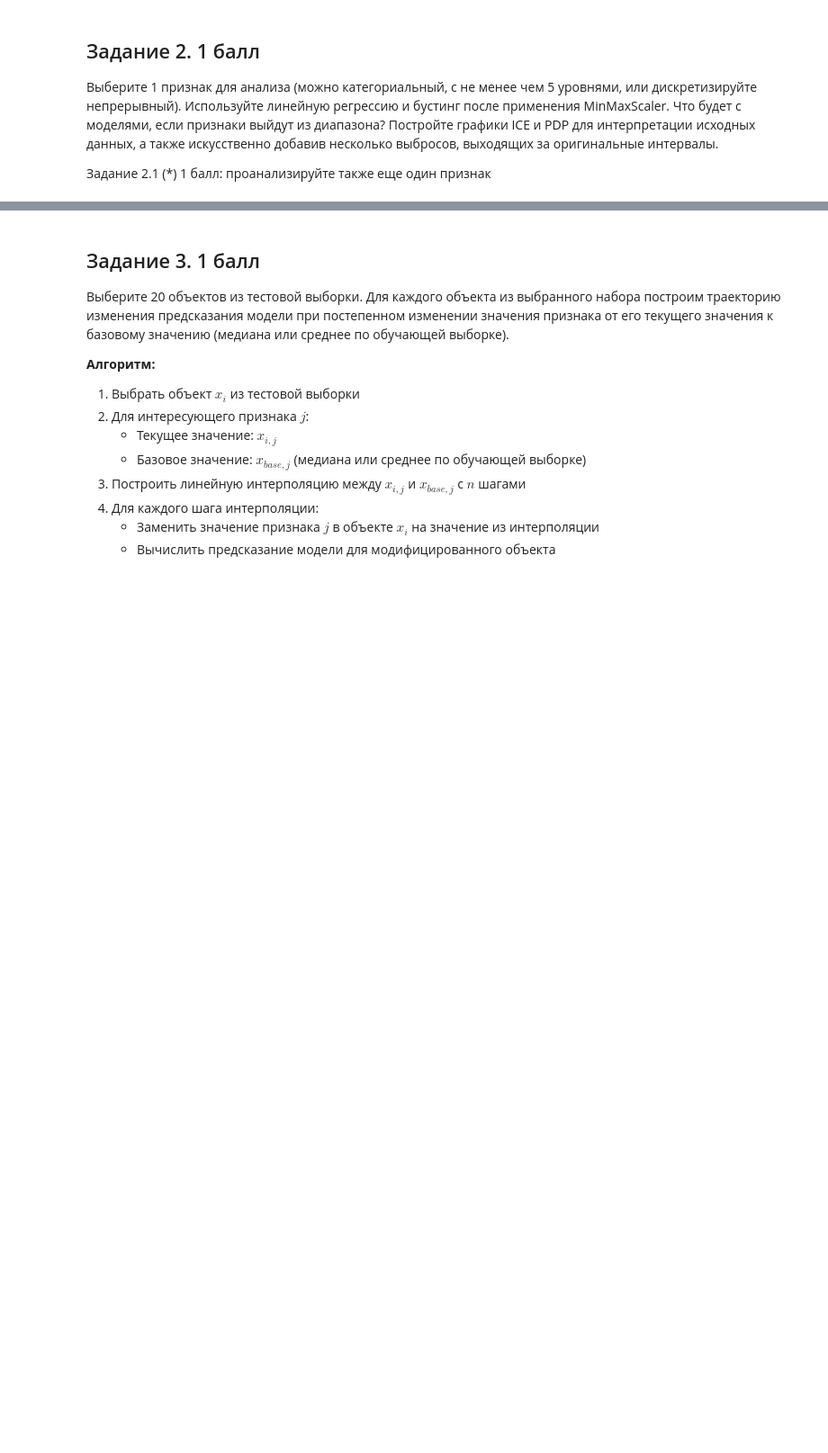
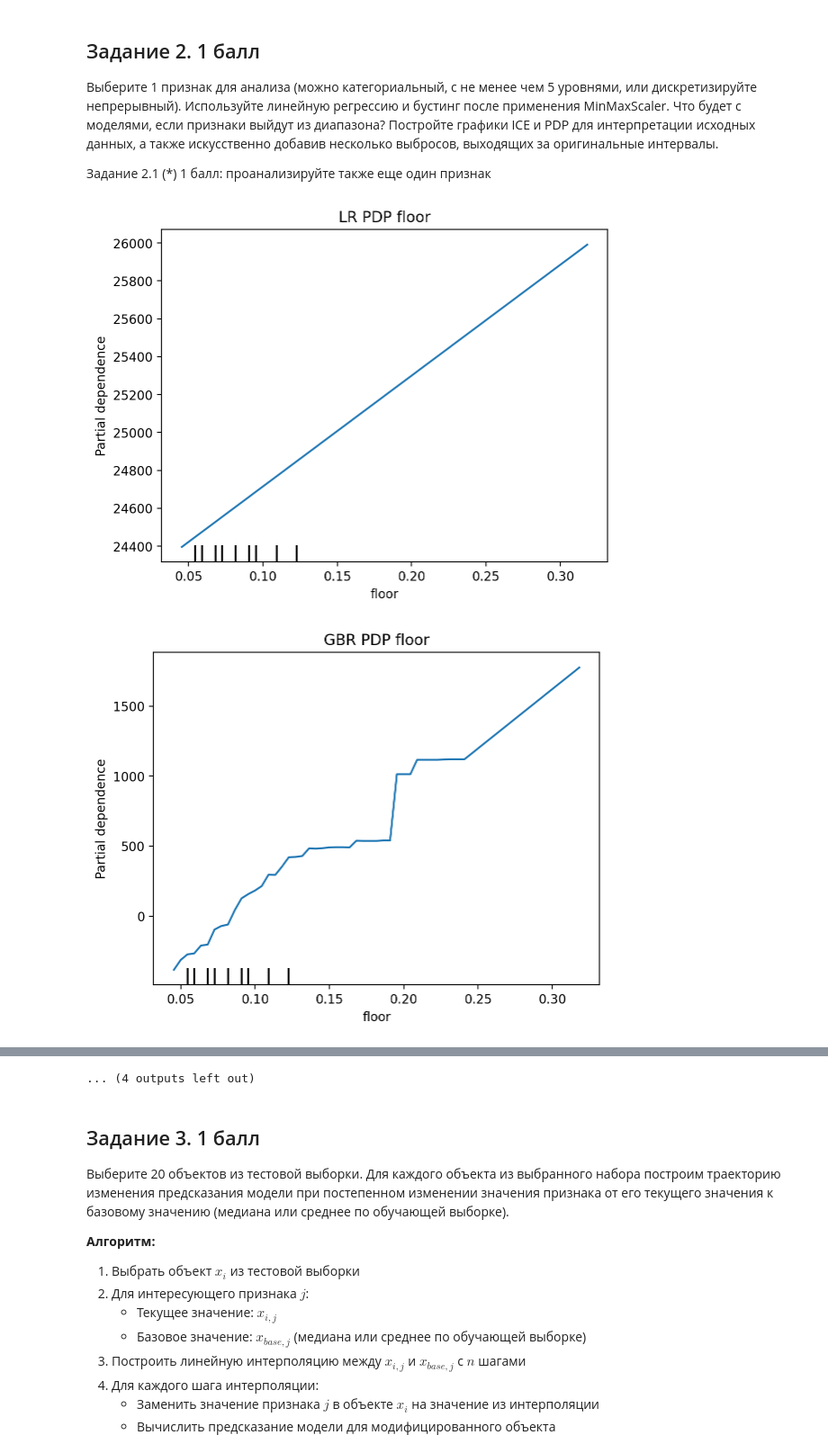
Before and after one commit to akpchelkova/spbu_ml_2026, a Jupyter notebook: homeworks/interpretation.ipynb, the cells around one changed output, grey strips where cells are left out. Shown at 90% size. Cells and saved outputs as stored; diff of their text form; code cells hidden in the pictures; blank space fills up the shorter version.

```diff
--- a/homeworks/interpretation.ipynb
+++ b/homeworks/interpretation.ipynb
@@ -65,3 +175,59 @@ Error:
 Постройте графики ICE и PDP для интерпретации исходных данных, а также искусственно добавив несколько выбросов, выходящих за оригинальные интервалы.
 
 Задание 2.1 (*) 1 балл: проанализируйте также еще один признак
+# %%
+features = ["floor", "location_amenity_pharmacy_w_mean_distance"]
+
+scaler = MinMaxScaler()
+X_scaled = scaler.fit_transform(X)
+X_scaled = pd.DataFrame(X_scaled, columns=X.columns)
+
+X_train, X_test, y_train, y_test = train_test_split(X_scaled, y, test_size=0.2, random_state=42)
+
+lr = LinearRegression()
+lr.fit(X_train, y_train)
+
+gbr = GradientBoostingRegressor(max_depth=5, random_state=42)
+gbr.fit(X_train, y_train)
+
+for f in features:
+    PartialDependenceDisplay.from_estimator(lr, X_test, [f])
+    plt.title(f"LR PDP {f}")
+    plt.show()
+
+    PartialDependenceDisplay.from_estimator(gbr, X_test, [f])
+    plt.title(f"GBR PDP {f}")
+    plt.show()
+
+    PartialDependenceDisplay.from_estimator(lr, X_test, [f], kind="both")
+    plt.title(f"LR ICE {f}")
+    plt.show()
+
+    PartialDependenceDisplay.from_estimator(gbr, X_test, [f], kind="both")
+    plt.title(f"GBR ICE {f}")
+    plt.show()
+
+X_out = X_test.copy()
+
+for f in features:
+    X_out[f] = X_out[f] * 2
+
+for f in features:
+    PartialDependenceDisplay.from_estimator(lr, X_out, [f])
+    plt.title(f"LR PDP OUT {f}")
+    plt.show()
+
+    PartialDependenceDisplay.from_estimator(gbr, X_out, [f])
+    plt.title(f"GBR PDP OUT {f}")
+    plt.show()
+
+    PartialDependenceDisplay.from_estimator(lr, X_out, [f], kind="both")
+    plt.title(f"LR ICE OUT {f}")
+    plt.show()
+
+    PartialDependenceDisplay.from_estimator(gbr, X_out, [f], kind="both")
+    plt.title(f"GBR ICE OUT {f}")
+    plt.show()
+# %% [output]
+[figure, added]
+[figure, added]
@@ -68,3 +244,4 @@ Error:
+... (4 outputs left out)
 # %% [markdown]
 ## Задание 3. 1 балл
 Выберите 20 объектов из тестовой выборки.
```
Also changed, not shown: parts of 13 cells of this notebook.
